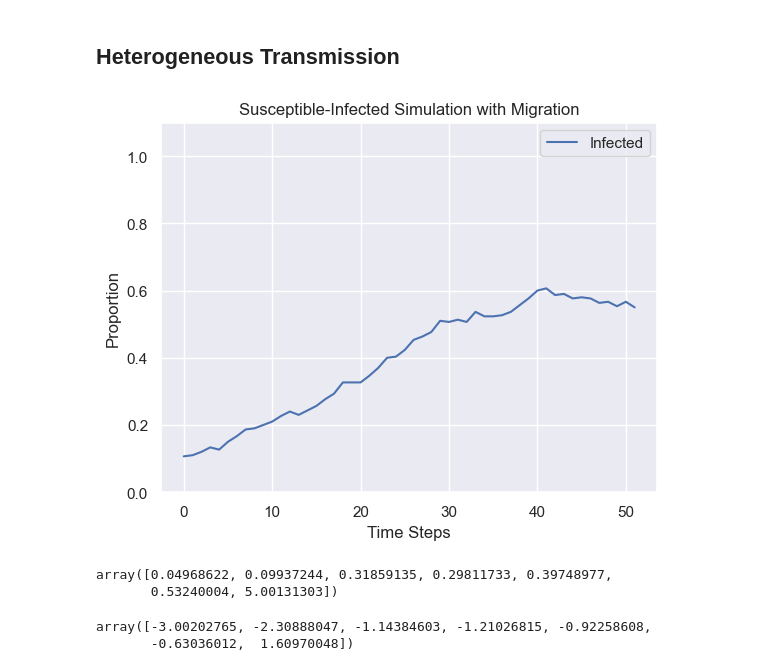
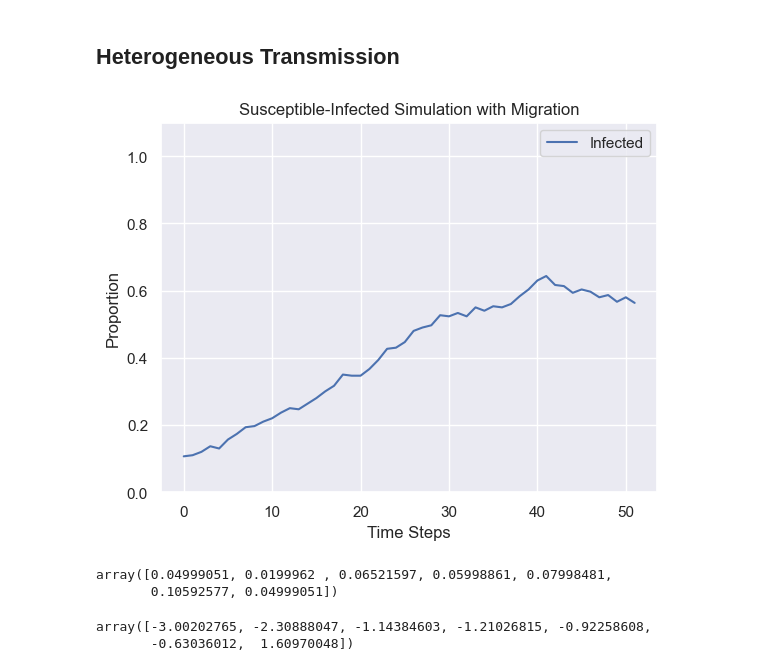
Before and after one commit to epibayes/np-epid, a Jupyter notebook: notebooks/likelihood-based.ipynb, the cells around one changed output. Drawn from its saved outputs; the diff is of its cells as text; code cells hidden in the pictures.

```diff
--- a/notebooks/likelihood-based.ipynb
+++ b/notebooks/likelihood-based.ipynb
@@ -246,7 +246,7 @@ res.x
 # %% [markdown]
 ## Heterogeneous Transmission
 # %%
-beta_true = np.array([0.05, .1, .2, .3, .4, .5, 5])
+beta_true = np.array([.05, .02, .04, .06, .08, .1, .05])
 alpha = 0.1
 gamma = 0.05
 heterogeneous = True
@@ -255,26 +255,26 @@ T = 52
 K = 30
 seed = 31
 # %%
-X_o = simulator(alpha, beta_true, gamma, N, T, seed=31, het=True)
+X_o = utils.simulator(alpha, beta_true, gamma, N, T, seed=31, het=True)
 I_o = X_o.sum(0).astype(int)
 plt.plot(I_o / N, label="Infected")
 plt.legend(loc="upper right")
 plt.xlabel("Time Steps")
 plt.ylabel("Proportion")
 plt.ylim(0, 1.1)
 plt.title("Susceptible-Infected Simulation with Migration")
 plt.show()
 # %% [output]
-[figure, old version]
+[figure, new version]
 # %%
 res2 = minimize(
-    nll, x0 = beta_true, args = (alpha, gamma, N, T, X_o, True),
+    utils.nll, x0 = beta_true, args = (alpha, gamma, N, T, X_o, True),
     bounds = [(0.0, None) for _ in range(7)], tol=0.001
 )
 res2.x
 # %% [output]
-array([0.04968622, 0.09937244, 0.31859135, 0.29811733, 0.39748977,
-       0.53240004, 5.00131303])
+array([0.04999051, 0.0199962 , 0.06521597, 0.05998861, 0.07998481,
+       0.10592577, 0.04999051])
 # %%
 np.log(np.array([0.04968622, 0.09937244, 0.31859135, 0.29811733, 0.39748977,
        0.53240004, 5.00131303]))
```
Also changed, not shown: parts of 7 cells of this notebook, 4 other files.
